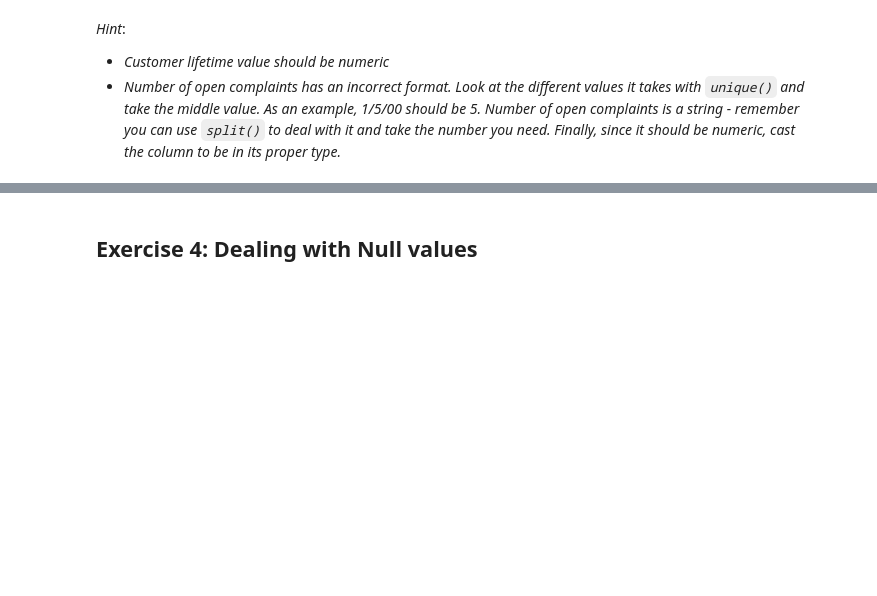
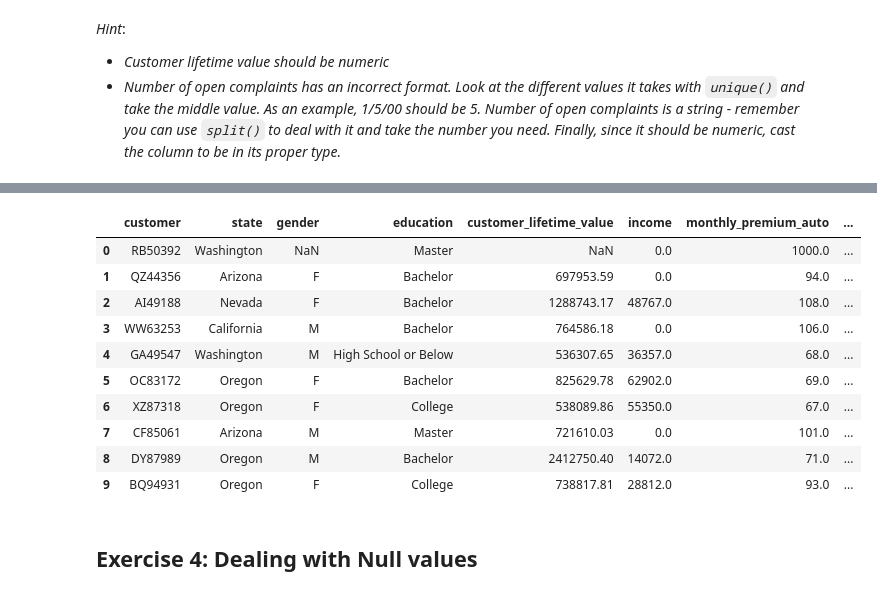
Before and after one commit to adrianbenitezrueda/lab-dw-data-cleaning-and-formatting, a Jupyter notebook: lab-dw-data-cleaning-and-formatting.ipynb, the cells around one changed output, grey strips where cells are left out. Cells and saved outputs as stored; diff of their text form; code cells hidden in the pictures; blank space fills up the shorter version.

```diff
--- a/lab-dw-data-cleaning-and-formatting.ipynb
+++ b/lab-dw-data-cleaning-and-formatting.ipynb
@@ -90,0 +157,5 @@ cars_policies.state.unique()
+# %%
+# Cambiar en "vehicle_class", "Sports Car", "Luxury SUV" and "Luxury Car" por "Luxury"
+vehicle_class_fix = {"Sports Car": "Luxury", "Luxury Car": "Luxury", "Luxury SUV": "Luxury"}
+df_cars_policies["vehicle_class"] = df_cars_policies["vehicle_class"].replace(vehicle_class_fix)
+df_cars_policies.vehicle_class.value_counts()
@@ -102,0 +185,6 @@ It is important to note that this exercise does not involve handling null values
+# %%
+# Convert the column to numeric (float)
+df_cars_policies["customer_lifetime_value"] = pd.to_numeric(df_cars_policies["customer_lifetime_value"], errors="coerce")
+
+# Check the unique values after conversion
+df_cars_policies["customer_lifetime_value"].unique()
@@ -102,0 +221,4 @@ It is important to note that this exercise does not involve handling null values
+# %%
+df_cars_policies['number_of_open_complaints'] = df_cars_policies['number_of_open_complaints'].str.split('/').str[1]
+df_cars_policies["number_of_open_complaints"] = pd.to_numeric(df_cars_policies["number_of_open_complaints"], errors='coerce', )
+df_cars_policies.number_of_open_complaints.value_counts()
@@ -102,0 +238,3 @@ It is important to note that this exercise does not involve handling null values
+# %%
+df_cars_policies["number_of_open_complaints"] = df_cars_policies.number_of_open_complaints.astype(int, errors= 'ignore') #Aquí no consigue convertirlos a integers, da algún tipo de error con los nans.
+df_cars_policies["number_of_open_complaints"].info()
@@ -103,3 +250,17 @@ It is important to note that this exercise does not involve handling null values
+# %%
+df_cars_policies.head(10)
+# %% [output]
+|  | customer | state | gender | education | customer_lifetime_value | income | monthly_premium_auto | ... |
+| 0 | RB50392 | Washington | NaN | Master | NaN | 0.0 | 1000.0 | ... |
+| 1 | QZ44356 | Arizona | F | Bachelor | 697953.59 | 0.0 | 94.0 | ... |
+| 2 | AI49188 | Nevada | F | Bachelor | 1288743.17 | 48767.0 | 108.0 | ... |
+| 3 | WW63253 | California | M | Bachelor | 764586.18 | 0.0 | 106.0 | ... |
+| 4 | GA49547 | Washington | M | High School or Below | 536307.65 | 36357.0 | 68.0 | ... |
+| 5 | OC83172 | Oregon | F | Bachelor | 825629.78 | 62902.0 | 69.0 | ... |
+| 6 | XZ87318 | Oregon | F | College | 538089.86 | 55350.0 | 67.0 | ... |
+| 7 | CF85061 | Arizona | M | Master | 721610.03 | 0.0 | 101.0 | ... |
+| 8 | DY87989 | Oregon | M | Bachelor | 2412750.40 | 14072.0 | 71.0 | ... |
+| 9 | BQ94931 | Oregon | F | College | 738817.81 | 28812.0 | 93.0 | ... |
 # %% [markdown]
 ## Exercise 4: Dealing with Null values
 # %% [markdown]
```
Also changed, not shown: parts of 20 cells of this notebook, 1 other file.
